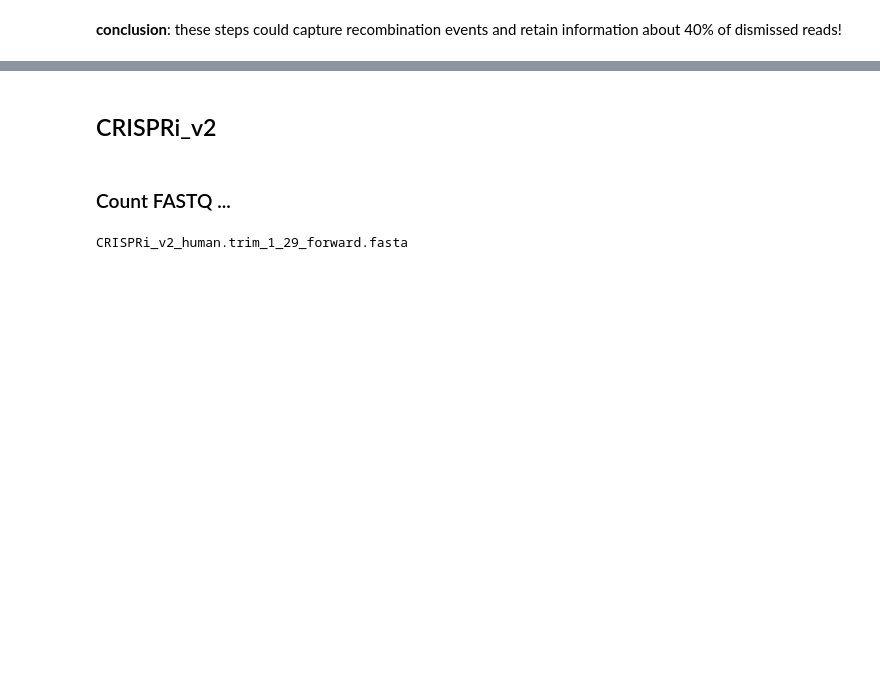
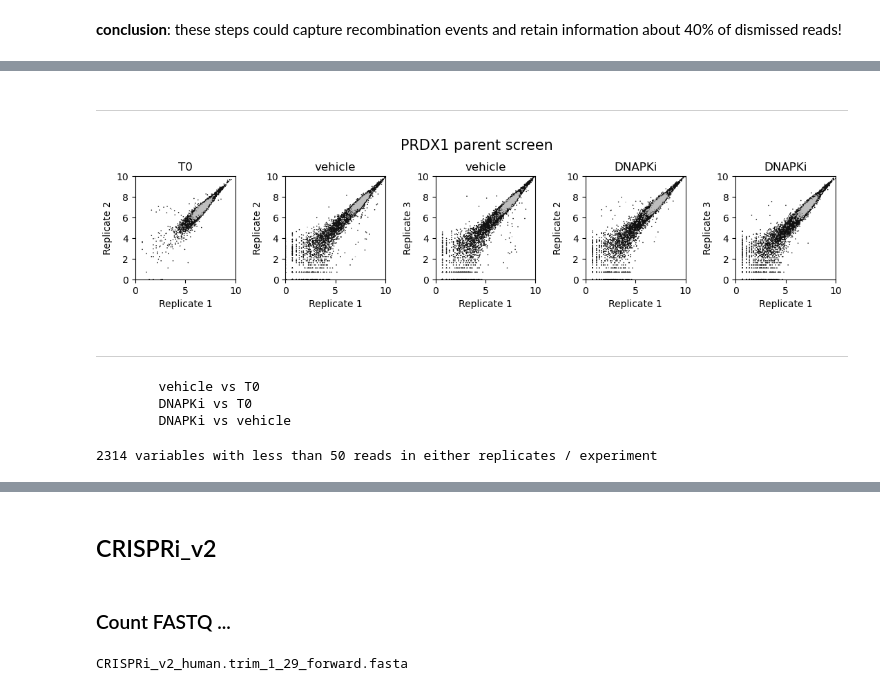
Before and after one commit to FunGI-cap/ScreenPro-Benchmarking, a Jupyter notebook: analysis/1a-single-or-dual-guide-screens/single-or-dual-guide-screen-reanalysis.ipynb, the cells around one changed output, grey strips where cells are left out. Cells and saved outputs as stored; diff of their text form; code cells hidden in the pictures; blank space fills up the shorter version.

Commit message:
find recombinations

```diff
--- a/analysis/1a-single-or-dual-guide-screens/single-or-dual-guide-screen-reanalysis.ipynb
+++ b/analysis/1a-single-or-dual-guide-screens/single-or-dual-guide-screen-reanalysis.ipynb
@@ -192,0 +321,26 @@ shape: (323_996, 6)
+# %%
+meta = pd.read_excel('DDRi_PRDX1_screen/PRDX1samplesheet_incgrowth.xlsx').set_index('index')
+# %%
+counts_mat = pd.concat([
+    counts[sample_id]['mapped'].to_pandas().set_index('sgID_AB')['count'].rename(sample_id)
+    for sample_id in counts.keys()
+],axis=1).fillna(0)
+# %%
+adata = ad.AnnData(
+    X = counts_mat.T,
+    var = library.set_index('sgID_AB').rename(columns={'gene':'target'}),
+    obs = meta
+)
+
+adata.var['targetType'] = ''
+adata.var.loc[adata.var.target.eq('negative_control'),'targetType']  = 'negCtrl'
+adata.var.loc[~adata.var.target.eq('negative_control'),'targetType'] = 'gene'
+adata.var.index.name = None
+
+
+adata.obs.treatment = adata.obs.treatment.str.replace('-','T0')
+adata.obs = adata.obs.rename(columns={'treatment':'condition','rep':'replicate'})
+
+adata.obs['pop_doublings'] = meta['pop doublings'].replace('-',np.nan).astype(float)
+
+del adata.obs['pop doublings']
@@ -192,0 +349,22 @@ shape: (323_996, 6)
+# %% [markdown]
+___
+# %%
+fig, axes = plt.subplots(ncols=5,
+                         figsize=(13,3),
+                         gridspec_kw={'wspace': 0.5, 'left': 0.12,'top':.8,'bottom':.3},
+                         # sharey=True
+                        )
+scp.pl.plotReplicateScatter(axes[0], adata, 'i01','i02','T0',min_val=0,max_val=10)
+scp.pl.plotReplicateScatter(axes[1], adata, 'i03','i04','vehicle',min_val=0,max_val=10)
+scp.pl.plotReplicateScatter(axes[2], adata, 'i03','i05','vehicle',min_val=0,max_val=10)
+scp.pl.plotReplicateScatter(axes[3], adata, 'i06','i07','DNAPKi',min_val=0,max_val=10)
+scp.pl.plotReplicateScatter(axes[4], adata, 'i06','i08','DNAPKi',min_val=0,max_val=10)
+
+fig.suptitle('PRDX1 parent screen',fontsize=15)
+
+# plt.savefig('NAC_counts_qc.pdf',bbox_inches='tight')
+plt.show()
+# %% [output]
+[figure, added]
+# %% [markdown]
+___
@@ -192,0 +379,11 @@ shape: (323_996, 6)
+# %%
+screen.calculateDrugScreen(
+    t0='T0', untreated='vehicle', treated='DNAPKi',
+    db_untreated = 7.8,
+    db_treated = 7.5,
+    score_level='compare_reps'
+)
+# %% [output]
+        vehicle vs T0
+        DNAPKi vs T0
+        DNAPKi vs vehicle
@@ -192,0 +392,18 @@ shape: (323_996, 6)
+# %%
+screen.pdata = ad.AnnData(
+    X=pd.concat([
+        scp.ps.runPhenoScoreForReplicate(screen,'T0', 'vehicle','gamma',growth_factor_table).add_prefix('gamma_'),
+        scp.ps.runPhenoScoreForReplicate(screen,'T0', 'DNAPKi','tau',growth_factor_table).add_prefix('tau_'),
+        scp.ps.runPhenoScoreForReplicate(screen0,'vehicle', 'DNAPKi','rho',growth_factor_table).add_prefix('rho_')
+    ],axis=1).T,
+    var=screen.adata.var
+)
+
+screen.pdata.obs['score'] = screen.pdata.obs.index.str.split('_').str[0]
+screen.pdata.obs['replicate'] = screen.pdata.obs.index.str.split('_').str[2]
+
+scp.utils.find_low_counts(screen0.adata)
+
+screen.pdata = screen.pdata[:,~screen0.adata.var.low_count].copy()
+# %% [output]
+2314 variables with less than 50 reads in either replicates / experiment
```
Also changed, not shown: parts of 35 cells of this notebook.
